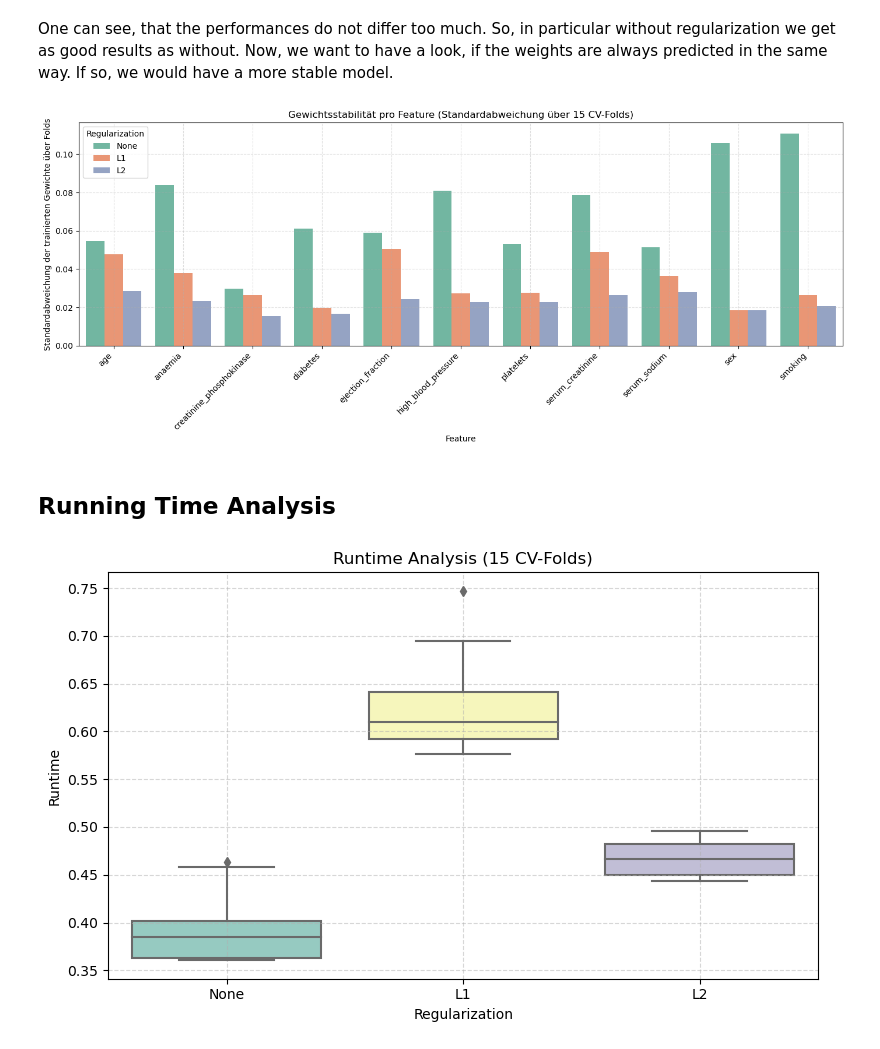
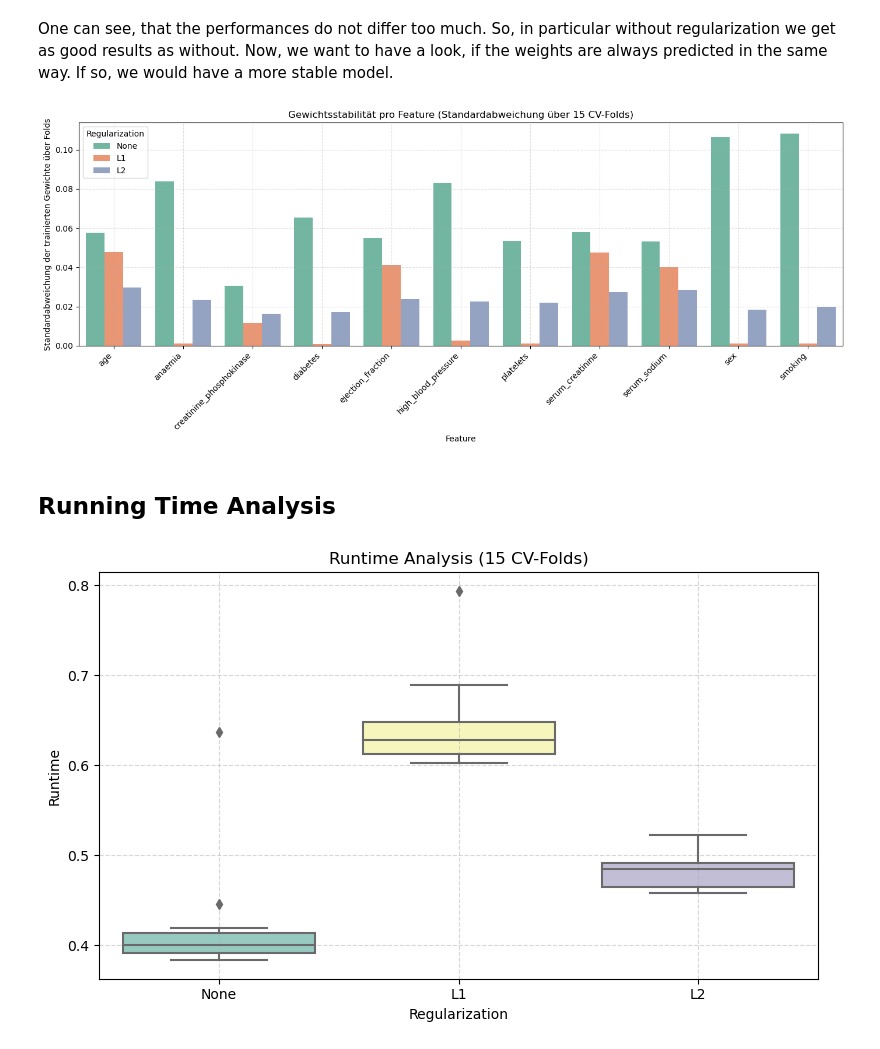
Before and after one commit to FelixFritz02/MasterKL, a Jupyter notebook: AI Numerics/Data Challenge/Logistic_Regression.ipynb, the cells around one changed output. Cells and saved outputs as stored; diff of their text form; code cells hidden in the pictures.

```diff
--- a/AI Numerics/Data Challenge/Logistic_Regression.ipynb
+++ b/AI Numerics/Data Challenge/Logistic_Regression.ipynb
@@ -324,7 +324,7 @@ kf = KFold(n_splits=15, shuffle=True, random_state=42)
 all_aucs = []
 all_accuracies = []
 
-for regularization, learning_rate, alpha in zip([None, 'l1', 'l2'], [0.5, 0.18, 0.4], [None, 0.025, 0.05]):
+for regularization, learning_rate, alpha in zip([None, 'l1', 'l2'], [0.5, 0.006, 1], [None, 0.025, 0.05]):
     accuracies = []
 
     roc_aucs = []
@@ -410,7 +410,7 @@ Now we want to comapre the parameter values. To do so, we fit the model for all
 # %%
 model_weights = {}
 regularizations = [None, 'l1', 'l2']
-learning_rates = [0.5, 0.18, 0.4]
+learning_rates = [0.5, 0.006, 1]
 alphas = [None, 0.025, 0.05]
 
 for reg, lr, alpha in zip(regularizations, learning_rates, alphas):
@@ -475,7 +475,7 @@ from collections import defaultdict
 # Dict: Speichert die Gewichtswerte für jeden Regularisierungstyp
 weight_tracking = defaultdict(list)
 
-for reg, lr, alpha in zip([None, 'l1', 'l2'], [0.5, 0.18, 0.4], [None, 0.025, 0.05]):
+for reg, lr, alpha in zip([None, 'l1', 'l2'], [0.5, 0.006, 1], [None, 0.025, 0.05]):
     reg_name = 'None' if reg is None else reg.upper()
 
     for fold, (train_index, val_index) in enumerate(kf.split(X)):
@@ -519,7 +519,7 @@ plt.grid(True, linestyle='--', alpha=0.4)
 plt.tight_layout()
 plt.show()
 # %% [output]
-[figure, old version]
+[figure, new version]
 # %% [markdown]
 ## **Running Time Analysis**
 # %%
@@ -528,7 +528,7 @@ import time
 all_running_times = []
 reg_names = []
 
-for reg, lr, alpha in zip([None, 'l1', 'l2'], [0.5, 0.18, 0.4], [None, 0.025, 0.05]):
+for reg, lr, alpha in zip([None, 'l1', 'l2'], [0.5, 0.006, 1], [None, 0.025, 0.05]):
     running_times = []
     reg_name = 'None' if reg is None else reg.upper()
 
@@ -537,31 +537,31 @@ for reg, lr, alpha in zip([None, 'l1', 'l2'], [0.5, 0.18, 0.4], [None, 0.025, 0.
         y_train_fold = y.iloc[train_index]
 
         model = LR_complete(input_dimensions=X.shape[1])
 
         start_time = time.time()
         model.fit(X_train_fold, y_train_fold,
                   regularization=reg, alpha=alpha, learning_rate=lr)
         end_time = time.time()
 
         runtime = end_time - start_time
         running_times.append(runtime)
 
     all_running_times.extend(running_times)
     reg_names.extend([reg_name] * len(running_times))
 
 
 
 
 runtime_df = pd.DataFrame({
     'Regularization': reg_names,
     'Runtime': all_running_times
 })
 
 plt.figure(figsize=(8, 5))
 sns.boxplot(data=runtime_df, x='Regularization', y='Runtime', palette='Set3')
 plt.title("Runtime Analysis (15 CV-Folds)")
 plt.grid(True, linestyle='--', alpha=0.5)
 plt.tight_layout()
 plt.show()
 # %% [output]
-[figure, old version]
+[figure, new version]
```
Also changed, not shown: parts of 7 cells of this notebook, 4 other files.
